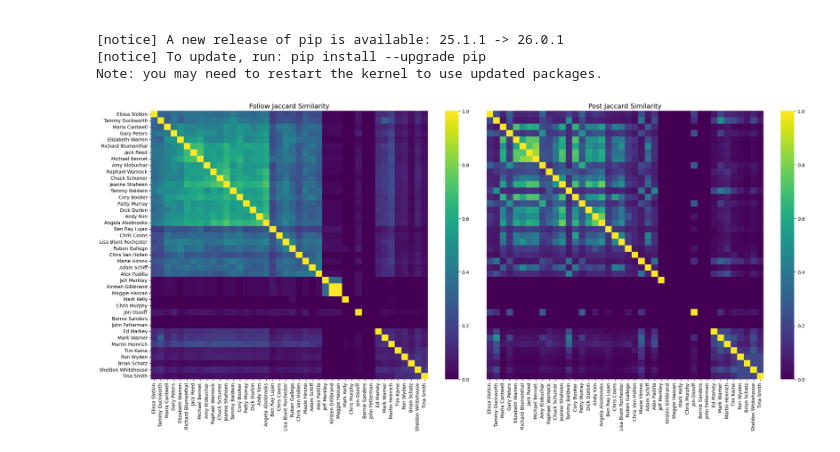
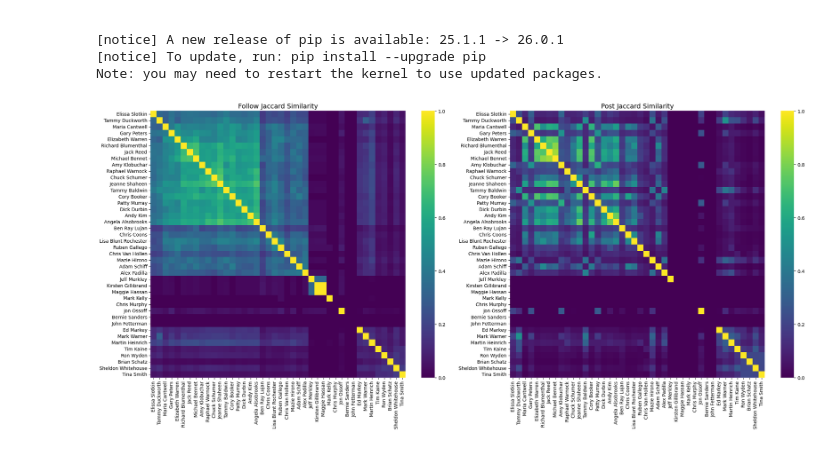
Before and after one commit to abrandontran/5350-Social-Algorithms, a Jupyter notebook: Assignment 2/part1.ipynb, the cells around one changed output. Saved outputs shown, nothing was run; the diff lists cells and outputs as text; code cells hidden in the pictures.

Commit message:
more changes to plot

```diff
--- a/Assignment 2/part1.ipynb
+++ b/Assignment 2/part1.ipynb
@@ -746,32 +746,32 @@ df_post_sorted = df_post_jaccard.loc[sorted_labels, sorted_labels]
 # ============================================================================
 # 1. Create two heatmaps: one for follow Jaccard similarity, one for post
 #    Jaccard similarity.
 # ============================================================================
 
 # Initialize a figure that will contain the two heatmaps
 fig, (ax1, ax2) = plt.subplots(1, 2, figsize=(22, 10))
 
 # Create the heatmap for follow Jaccard similarity
 sns.heatmap(
     df_follow_sorted,
     ax=ax1,
     cmap='viridis',
     xticklabels=True,
     yticklabels=True
 )
 ax1.set_title('Follow Jaccard Similarity', fontsize=14)
 
 # Create the heatmap for post Jaccard similarity
 sns.heatmap(
     df_post_sorted,
     ax=ax2,
     cmap='viridis',
     xticklabels=True,
-    yticklabels=False
+    yticklabels=True
 )
 ax2.set_title('Post Jaccard Similarity', fontsize=14)
 
 plt.tight_layout()
 plt.show()
 # %% [output]
-[figure, old version]
+[figure, new version]
```
